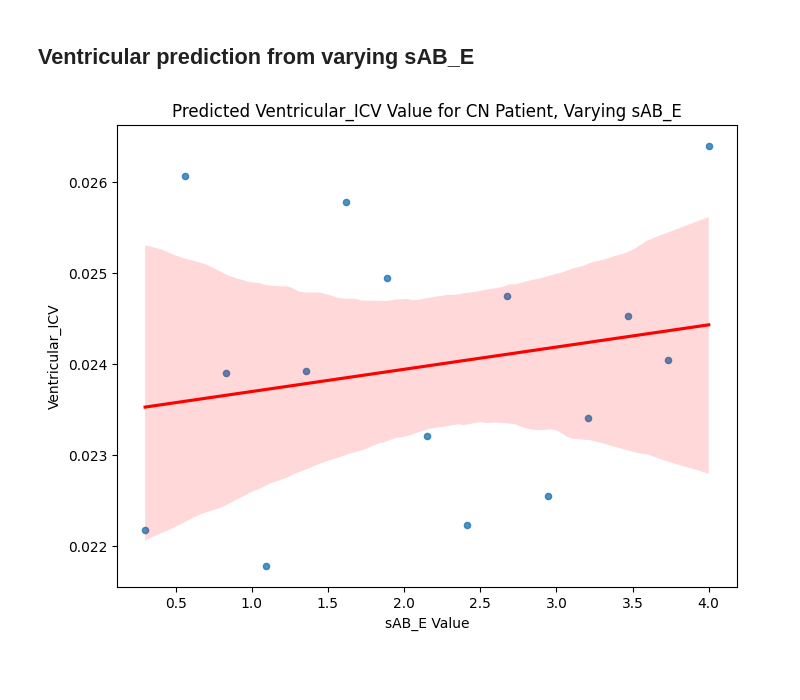
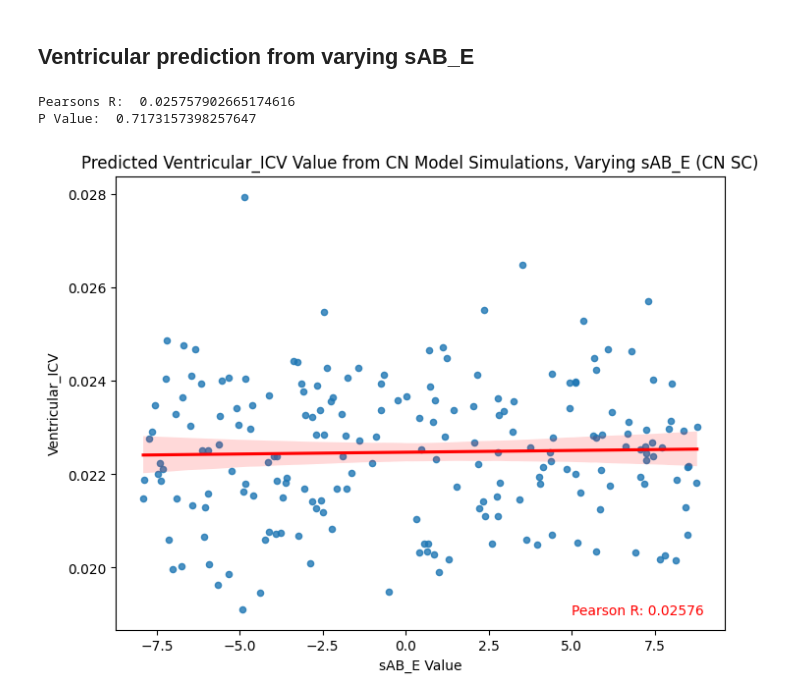
Before and after one commit to dChakr/ad_modelling_fyp, a Jupyter notebook: whole_brain_models/ad_modelling_pipeline.ipynb, the cells around one changed output. Drawn from its saved outputs; the diff is of its cells as text; code cells hidden in the pictures; blank space fills up the shorter version.

Commit message:
add getting pvalues + corr coeeff for varying parameters

```diff
--- a/whole_brain_models/ad_modelling_pipeline.ipynb
+++ b/whole_brain_models/ad_modelling_pipeline.ipynb
@@ -414,14 +418,26 @@ plt.show()
 # %% [markdown]
 ## Ventricular prediction from varying sAB_E
 # %%
-sAB_E_data = np.loadtxt('../data/prediction_res/trialled_sAB_E_short.txt')
-predicted_ventr = np.loadtxt('../data/prediction_res/predicted_ventr_icv_sAB_E_short.txt')
+sAB_E_data = np.loadtxt('../data/prediction_res/trialled_sAB_E_CN_sc.txt')
+predicted_ventr = np.loadtxt('../data/prediction_res/predicted_ventr_icv_sAB_E_CN_sc.txt')
 # %%
+from scipy.stats import pearsonr
+
 plt.figure(figsize=(8,6))
-sns.regplot(x=sAB_E_data, y=predicted_ventr, line_kws={'color':'red'}, scatter_kws={'s':20})
-plt.title('Predicted Ventricular_ICV Value for CN Patient, Varying sAB_E')
+p = sns.regplot(x=sAB_E_data, y=predicted_ventr, line_kws={'color':'red'}, scatter_kws={'s':20})
+plt.title('Predicted Ventricular_ICV Value from CN Model Simulations, Varying sAB_E (CN SC)')
 plt.xlabel('sAB_E Value')
 plt.ylabel('Ventricular_ICV')
+
+corr_coef, p_value = pearsonr(sAB_E_data, predicted_ventr)
+
+plt.text(5, 0.019, f"Pearson R: {corr_coef:.5f}", color='red')
+print('Pearsons R: ', corr_coef)
+print('P Value: ', p_value)
+
+# plt.savefig('../data/prediction_res/predicted_ventr_icv_sAB_E_CN_sc_plot.png')
 plt.show()
 # %% [output]
+Pearsons R:  0.025757902665174616
+P Value:  0.7173157398257647
-[figure, old version]
+[figure, new version]
```
Also changed, not shown: parts of 1 cell of this notebook, 4 other files.
